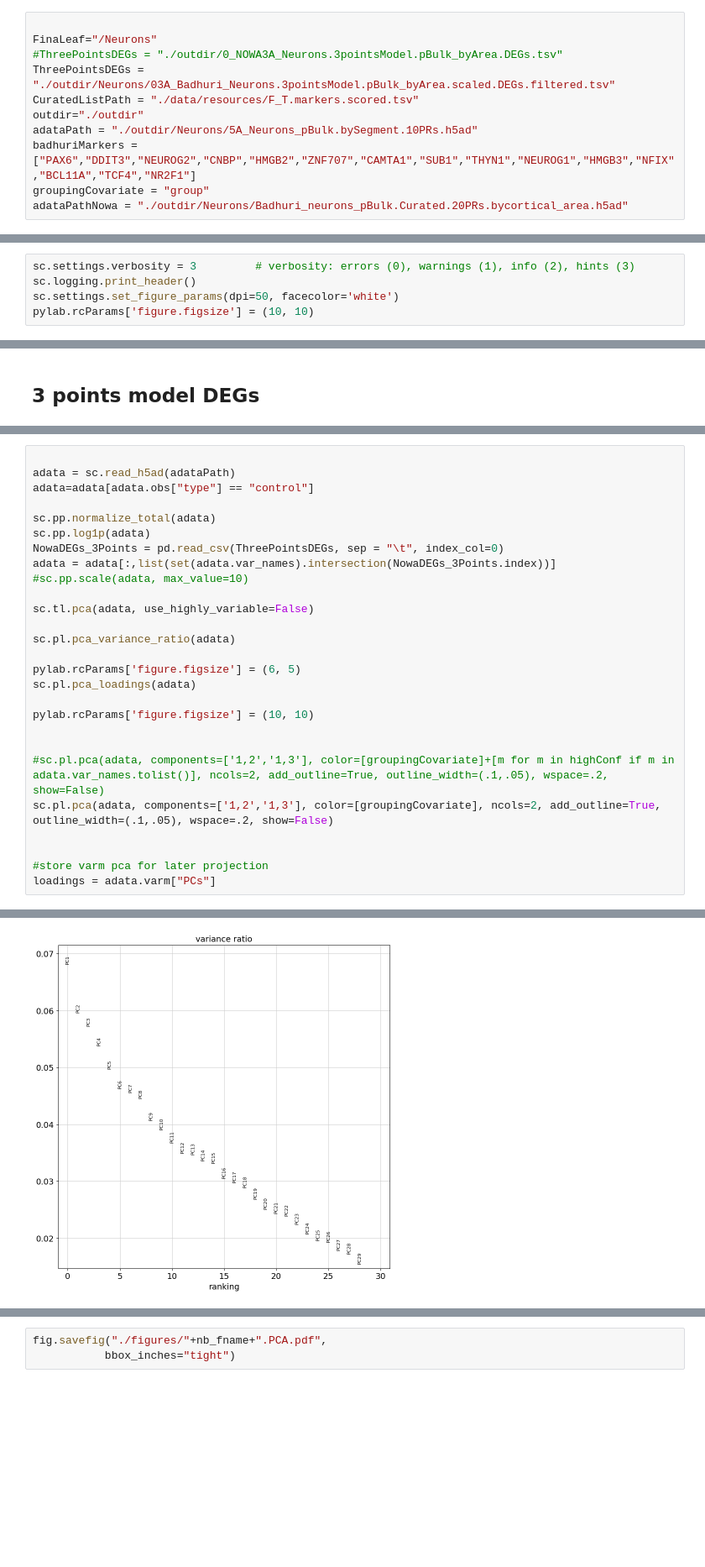
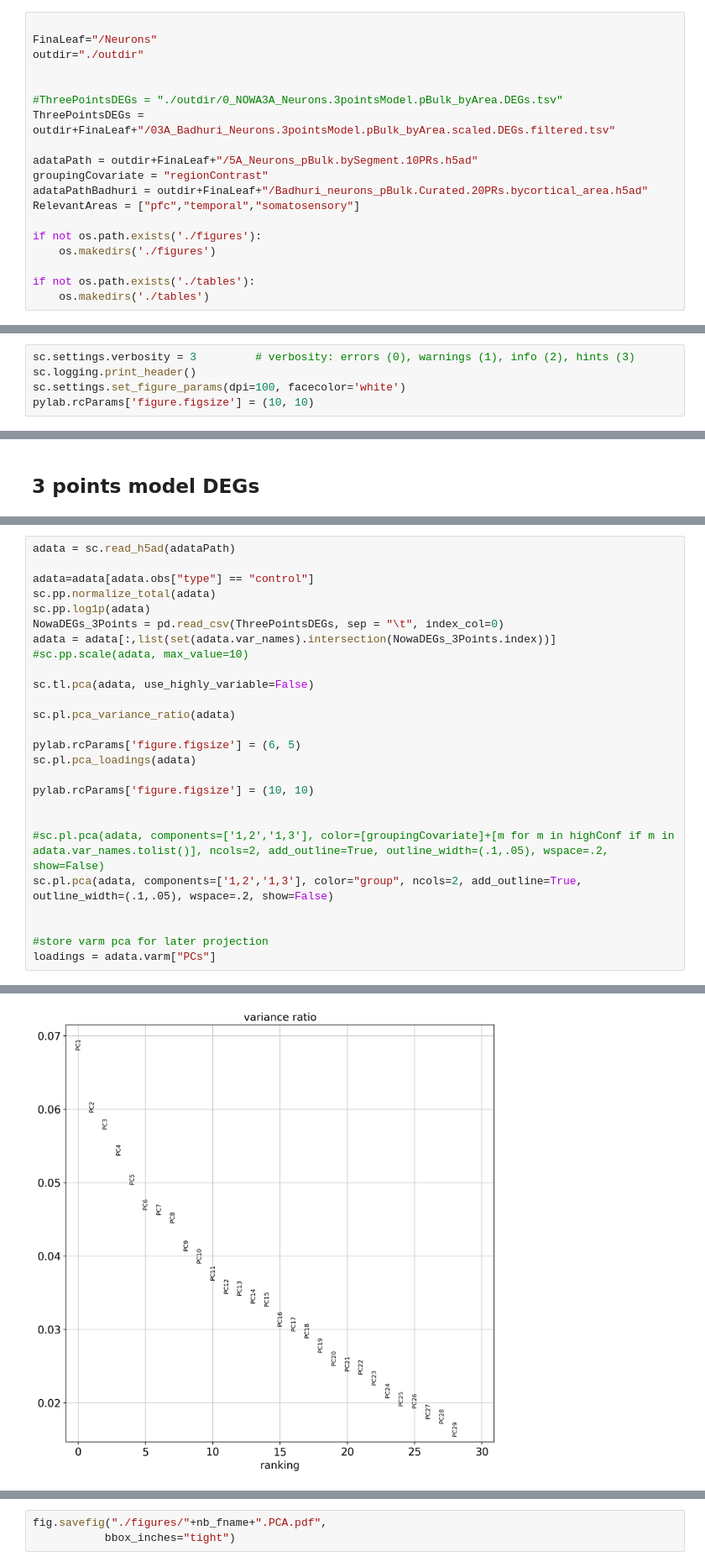
Before and after one commit to GiuseppeTestaLab/polCAs, a Jupyter notebook: polCAsNeurons05B_CONTROLS_BadhuriSpace.ipynb, the cells around one changed output, grey strips where cells are left out. Shown at 84% size. Drawn from its saved outputs; the diff is of its cells as text; blank space fills up the shorter version.

```diff
--- a/polCAsNeurons05B_CONTROLS_BadhuriSpace.ipynb
+++ b/polCAsNeurons05B_CONTROLS_BadhuriSpace.ipynb
@@ -25,14 +37,22 @@ warnings.filterwarnings('ignore')
 # %%
 
 FinaLeaf="/Neurons"
+outdir="./outdir"
+
+
 #ThreePointsDEGs = "./outdir/0_NOWA3A_Neurons.3pointsModel.pBulk_byArea.DEGs.tsv"
-ThreePointsDEGs = "./outdir/Neurons/03A_Badhuri_Neurons.3pointsModel.pBulk_byArea.scaled.DEGs.filtered.tsv"
-CuratedListPath = "./data/resources/F_T.markers.scored.tsv"
-outdir="./outdir"
-adataPath = "./outdir/Neurons/5A_Neurons_pBulk.bySegment.10PRs.h5ad"
-badhuriMarkers = ["PAX6","DDIT3","NEUROG2","CNBP","HMGB2","ZNF707","CAMTA1","SUB1","THYN1","NEUROG1","HMGB3","NFIX","BCL11A","TCF4","NR2F1"]
-groupingCovariate = "group"
-adataPathNowa = "./outdir/Neurons/Badhuri_neurons_pBulk.Curated.20PRs.bycortical_area.h5ad"
+ThreePointsDEGs = outdir+FinaLeaf+"/03A_Badhuri_Neurons.3pointsModel.pBulk_byArea.scaled.DEGs.filtered.tsv"
+
+adataPath = outdir+FinaLeaf+"/5A_Neurons_pBulk.bySegment.10PRs.h5ad"
+groupingCovariate = "regionContrast"
+adataPathBadhuri = outdir+FinaLeaf+"/Badhuri_neurons_pBulk.Curated.20PRs.bycortical_area.h5ad"
+RelevantAreas = ["pfc","temporal","somatosensory"]
+
+if not os.path.exists('./figures'):
+    os.makedirs('./figures')
+
+if not os.path.exists('./tables'):
+    os.makedirs('./tables')
 # %%
 print(pd.read_csv(ThreePointsDEGs, sep = "\t", index_col=0).sort_values(by = "FWER", ascending = True).shape)
 # %% [output]
@@ -42,6 +62,6 @@ print(pd.read_csv(ThreePointsDEGs, sep = "\t", index_col=0).sort_values(by = "FW
 # %%
 sc.settings.verbosity = 3         # verbosity: errors (0), warnings (1), info (2), hints (3)
 sc.logging.print_header()
-sc.settings.set_figure_params(dpi=50, facecolor='white')
+sc.settings.set_figure_params(dpi=100, facecolor='white')
 pylab.rcParams['figure.figsize'] = (10, 10)
 # %% [output]
@@ -65,36 +98,35 @@ highConf =  CuratedList[CuratedList.evidence >= 2].gene.tolist()
 # %%
+adata = sc.read_h5ad(adataPath)
 
-adata = sc.read_h5ad(adataPath)
 adata=adata[adata.obs["type"] == "control"]
-
 sc.pp.normalize_total(adata)
 sc.pp.log1p(adata)
 NowaDEGs_3Points = pd.read_csv(ThreePointsDEGs, sep = "\t", index_col=0)
 adata = adata[:,list(set(adata.var_names).intersection(NowaDEGs_3Points.index))]
 #sc.pp.scale(adata, max_value=10)
 
 sc.tl.pca(adata, use_highly_variable=False)
 
 sc.pl.pca_variance_ratio(adata)
 
 pylab.rcParams['figure.figsize'] = (6, 5)
 sc.pl.pca_loadings(adata)
 
 pylab.rcParams['figure.figsize'] = (10, 10)
 
 
 #sc.pl.pca(adata, components=['1,2','1,3'], color=[groupingCovariate]+[m for m in highConf if m in adata.var_names.tolist()], ncols=2, add_outline=True, outline_width=(.1,.05), wspace=.2, show=False)
-sc.pl.pca(adata, components=['1,2','1,3'], color=[groupingCovariate], ncols=2, add_outline=True, outline_width=(.1,.05), wspace=.2, show=False)
+sc.pl.pca(adata, components=['1,2','1,3'], color="group", ncols=2, add_outline=True, outline_width=(.1,.05), wspace=.2, show=False)
 
 
 #store varm pca for later projection
 loadings = adata.varm["PCs"]
 # %% [output]
 normalizing counts per cell
     finished (0:00:00)
 computing PCA
     with n_comps=29
     finished (0:00:00)
-[figure, old version]
+[figure, new version]
 [figure]
 [figure]
```
Also changed, not shown: parts of 14 cells of this notebook, 17 other files.
